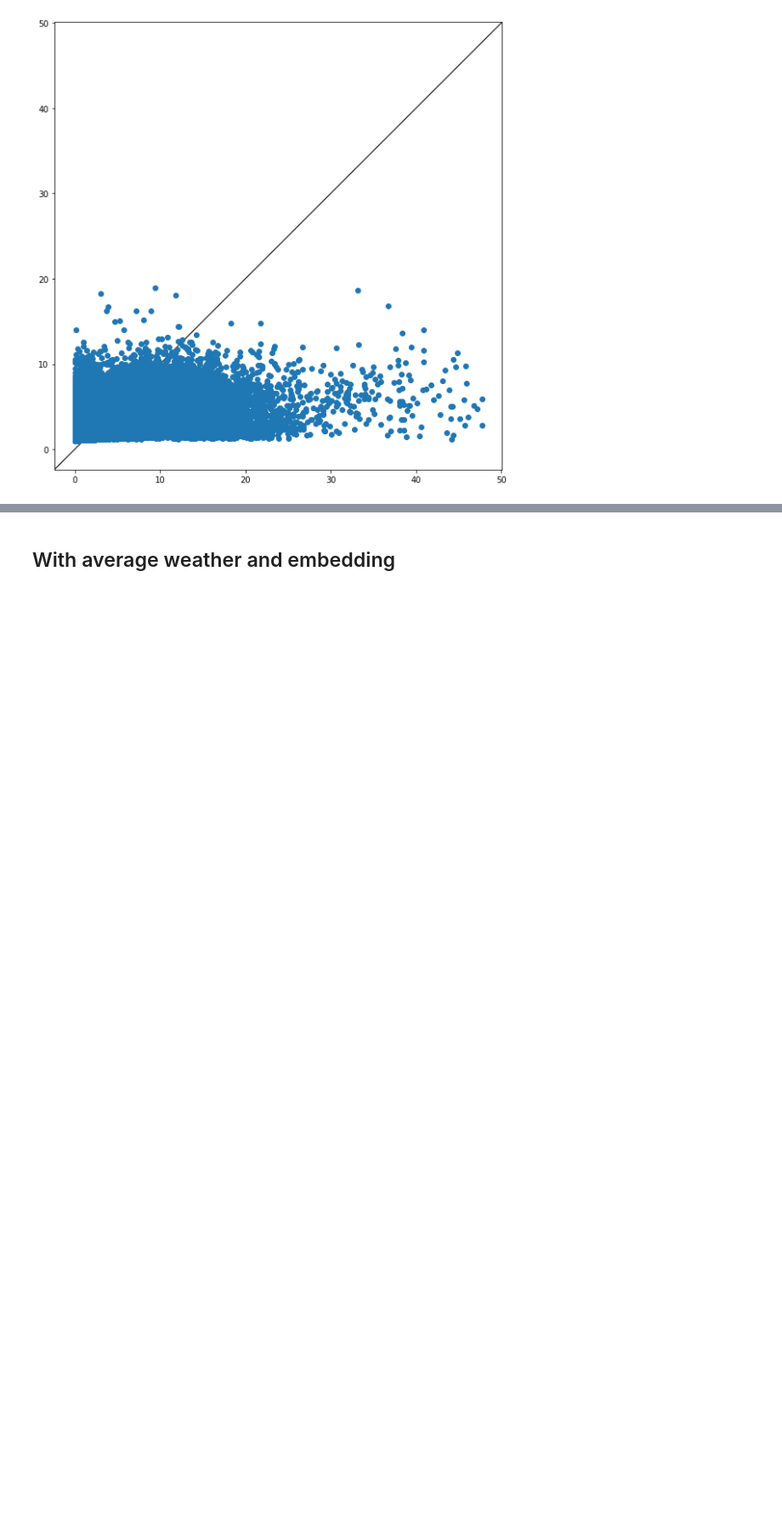
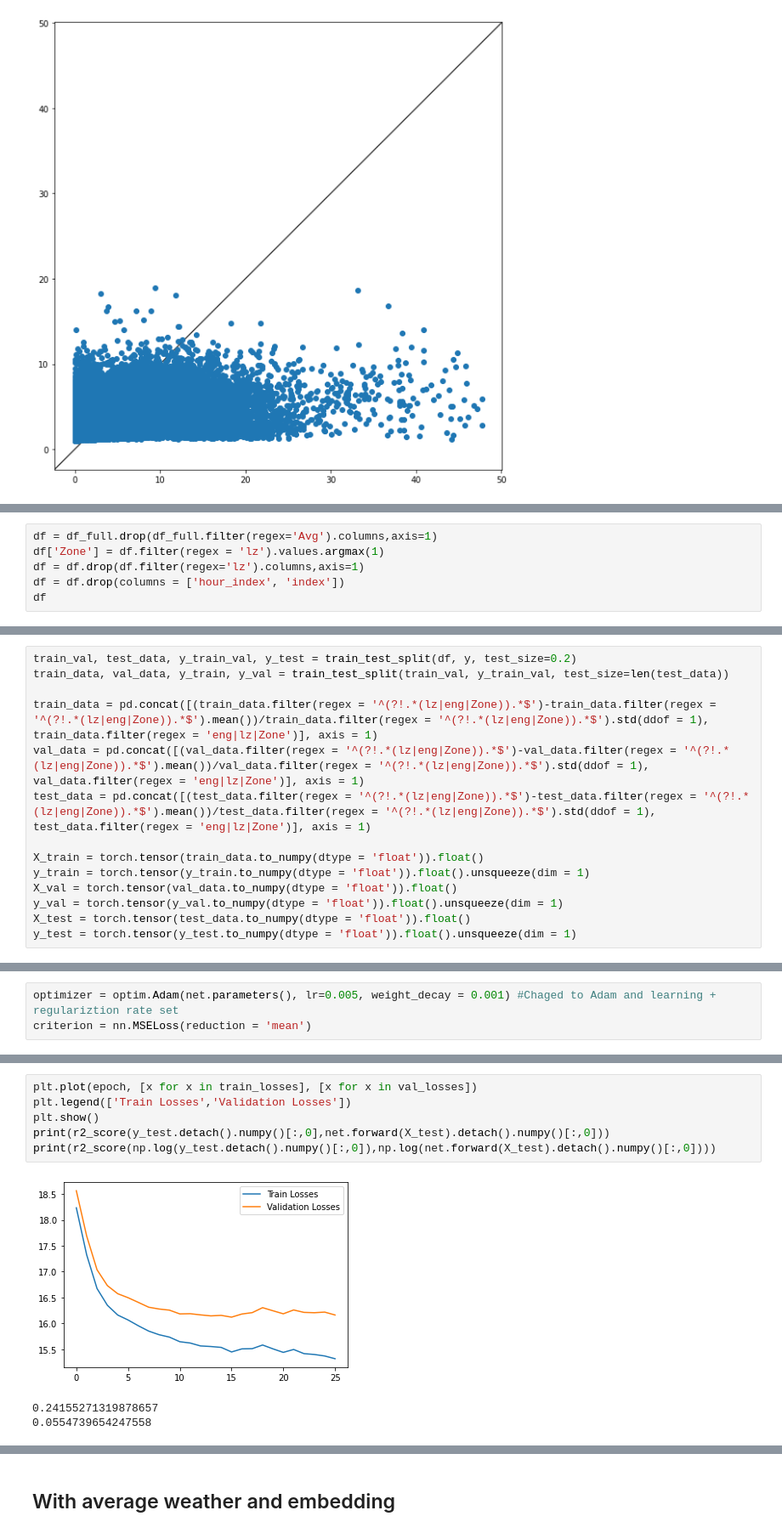
Before and after one commit to Bogeluno/GNN_Thesis, a Jupyter notebook: models/SimpleNN.ipynb, the cells around one changed output, grey strips where cells are left out. Shown at 85% size. Drawn from its saved outputs; the diff is of its cells as text; blank space fills up the shorter version.

```diff
--- a/models/SimpleNN.ipynb
+++ b/models/SimpleNN.ipynb
@@ -2222,0 +2225,6 @@ plt.show()
+# %%
+df = df_full.drop(df_full.filter(regex='Avg').columns,axis=1)
+df['Zone'] = df.filter(regex = 'lz').values.argmax(1)
+df = df.drop(df.filter(regex='lz').columns,axis=1)
+df = df.drop(columns = ['hour_index', 'index'])
+df
@@ -2222,0 +2245,14 @@ plt.show()
+# %%
+train_val, test_data, y_train_val, y_test = train_test_split(df, y, test_size=0.2)
+train_data, val_data, y_train, y_val = train_test_split(train_val, y_train_val, test_size=len(test_data))
+
+train_data = pd.concat([(train_data.filter(regex = '^(?!.*(lz|eng|Zone)).*$')-train_data.filter(regex = '^(?!.*(lz|eng|Zone)).*$').mean())/train_data.filter(regex = '^(?!.*(lz|eng|Zone)).*$').std(ddof = 1), train_data.filter(regex = 'eng|lz|Zone')], axis = 1)
+val_data = pd.concat([(val_data.filter(regex = '^(?!.*(lz|eng|Zone)).*$')-val_data.filter(regex = '^(?!.*(lz|eng|Zone)).*$').mean())/val_data.filter(regex = '^(?!.*(lz|eng|Zone)).*$').std(ddof = 1), val_data.filter(regex = 'eng|lz|Zone')], axis = 1)
+test_data = pd.concat([(test_data.filter(regex = '^(?!.*(lz|eng|Zone)).*$')-test_data.filter(regex = '^(?!.*(lz|eng|Zone)).*$').mean())/test_data.filter(regex = '^(?!.*(lz|eng|Zone)).*$').std(ddof = 1), test_data.filter(regex = 'eng|lz|Zone')], axis = 1)
+
+X_train = torch.tensor(train_data.to_numpy(dtype = 'float')).float()
+y_train = torch.tensor(y_train.to_numpy(dtype = 'float')).float().unsqueeze(dim = 1)
+X_val = torch.tensor(val_data.to_numpy(dtype = 'float')).float()
+y_val = torch.tensor(y_val.to_numpy(dtype = 'float')).float().unsqueeze(dim = 1)
+X_test = torch.tensor(test_data.to_numpy(dtype = 'float')).float()
+y_test = torch.tensor(y_test.to_numpy(dtype = 'float')).float().unsqueeze(dim = 1)
@@ -2222,0 +2315,3 @@ plt.show()
+# %%
+optimizer = optim.Adam(net.parameters(), lr=0.005, weight_decay = 0.001) #Chaged to Adam and learning + regulariztion rate set
+criterion = nn.MSELoss(reduction = 'mean')
@@ -2222,0 +2420,10 @@ plt.show()
+# %%
+plt.plot(epoch, [x for x in train_losses], [x for x in val_losses])
+plt.legend(['Train Losses','Validation Losses'])
+plt.show()
+print(r2_score(y_test.detach().numpy()[:,0],net.forward(X_test).detach().numpy()[:,0]))
+print(r2_score(np.log(y_test.detach().numpy()[:,0]),np.log(net.forward(X_test).detach().numpy()[:,0])))
+# %% [output]
+[figure, added]
+0.24155271319878657
+0.0554739654247558
```
Also changed, not shown: parts of 10 cells of this notebook, 11 other files.
